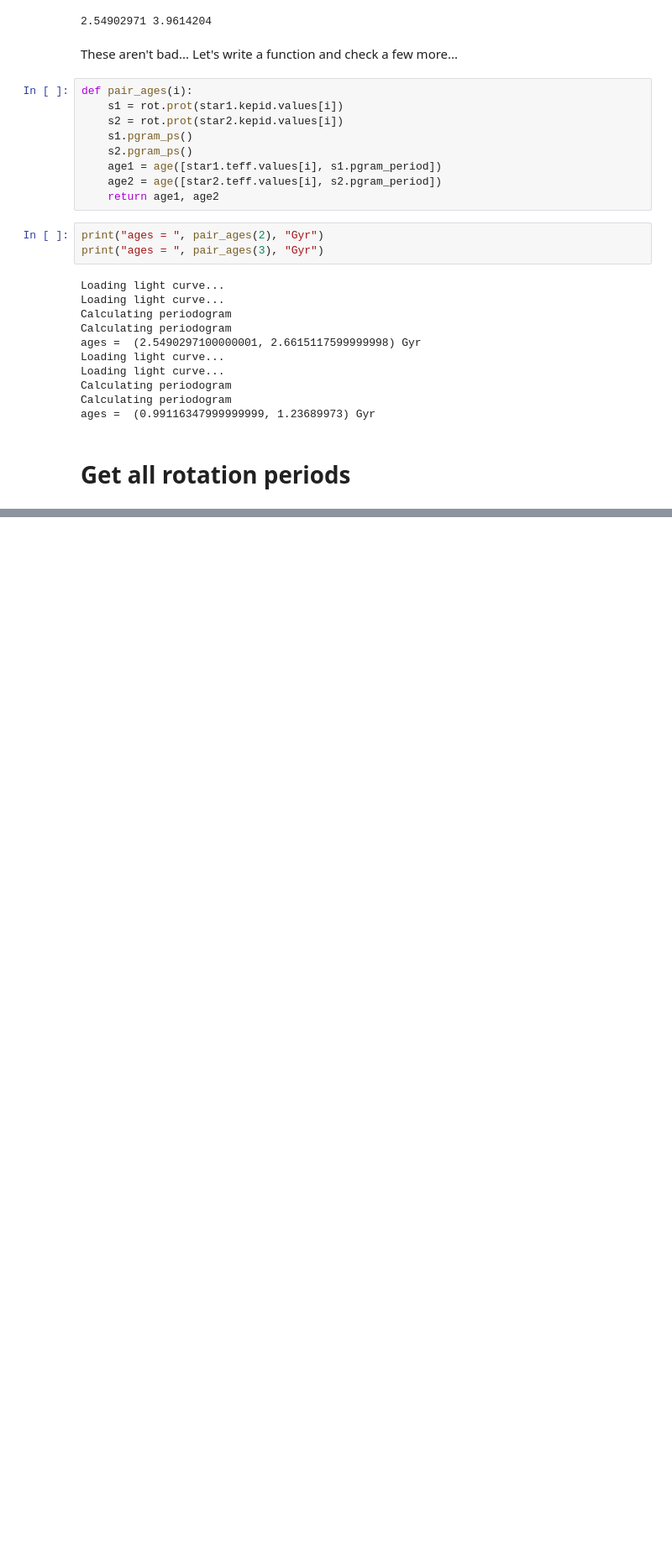
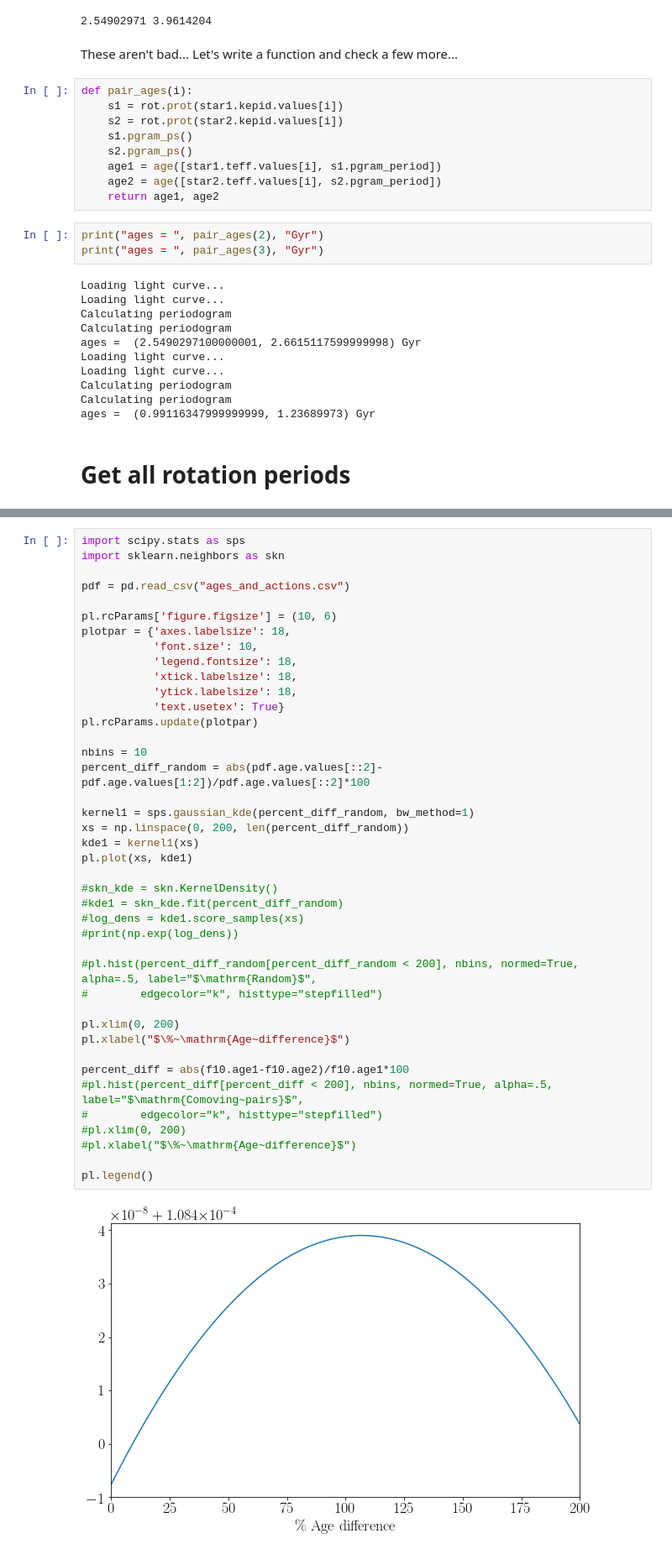
Before and after one commit to RuthAngus/teacups, a Jupyter notebook: teacups/Wide-binaries.ipynb, the cells around one changed output, grey strips where cells are left out. Shown at 84% size. Saved outputs shown, nothing was run; the diff lists cells and outputs as text; blank space fills up the shorter version.

```diff
--- a/teacups/Wide-binaries.ipynb
+++ b/teacups/Wide-binaries.ipynb
@@ -222,0 +262,43 @@ pl.xlim(0, 10)
+# %%
+import scipy.stats as sps
+import sklearn.neighbors as skn
+
+pdf = pd.read_csv("ages_and_actions.csv")
+
+pl.rcParams['figure.figsize'] = (10, 6)
+plotpar = {'axes.labelsize': 18,
+           'font.size': 10,
+           'legend.fontsize': 18,
+           'xtick.labelsize': 18,
+           'ytick.labelsize': 18,
+           'text.usetex': True}
+pl.rcParams.update(plotpar)
+
+nbins = 10
+percent_diff_random = abs(pdf.age.values[::2]-pdf.age.values[1:2])/pdf.age.values[::2]*100
+
+kernel1 = sps.gaussian_kde(percent_diff_random, bw_method=1)
+xs = np.linspace(0, 200, len(percent_diff_random))
+kde1 = kernel1(xs)
+pl.plot(xs, kde1)
+
+#skn_kde = skn.KernelDensity()
+#kde1 = skn_kde.fit(percent_diff_random)
+#log_dens = kde1.score_samples(xs)
+#print(np.exp(log_dens))
+
+#pl.hist(percent_diff_random[percent_diff_random < 200], nbins, normed=True, alpha=.5, label="$\mathrm{Random}$",
+#        edgecolor="k", histtype="stepfilled")
+
+pl.xlim(0, 200)
+pl.xlabel("$\%~\mathrm{Age~difference}$")
+
+percent_diff = abs(f10.age1-f10.age2)/f10.age1*100
+#pl.hist(percent_diff[percent_diff < 200], nbins, normed=True, alpha=.5, label="$\mathrm{Comoving~pairs}$",
+#        edgecolor="k", histtype="stepfilled")
+#pl.xlim(0, 200)
+#pl.xlabel("$\%~\mathrm{Age~difference}$")
+
+pl.legend()
+# %% [output]
+[figure, added]
```
Also changed, not shown: parts of 12 cells of this notebook.
